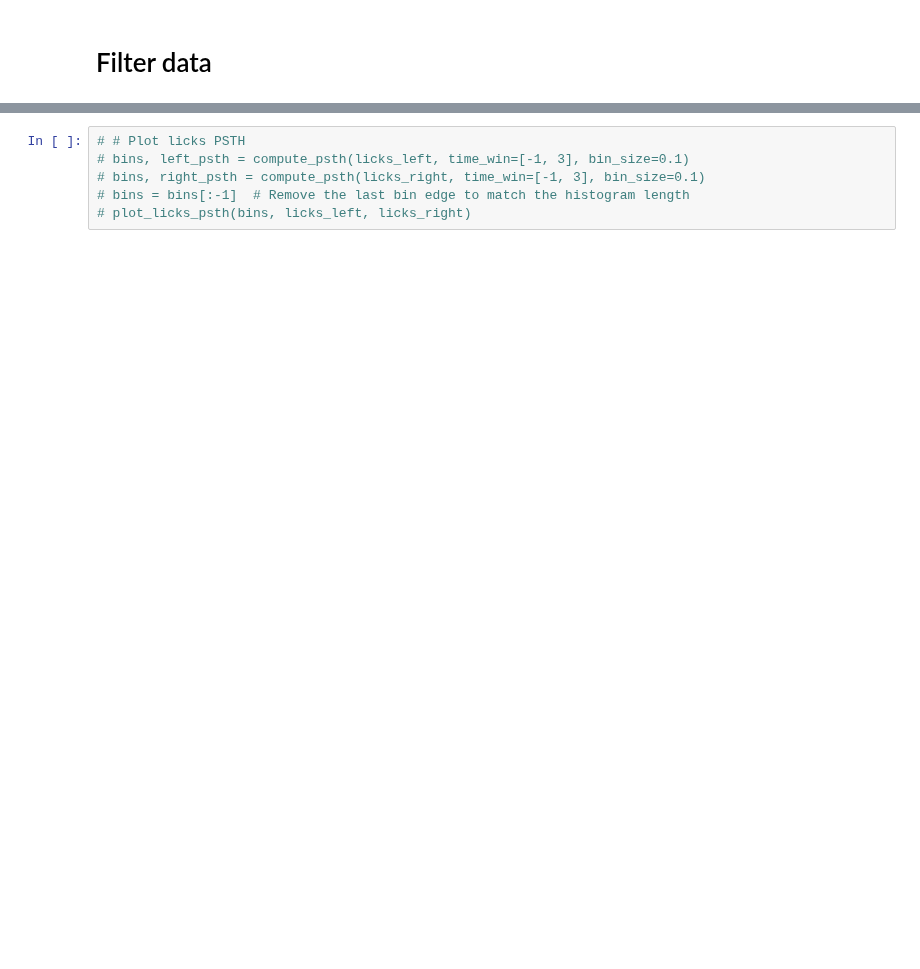
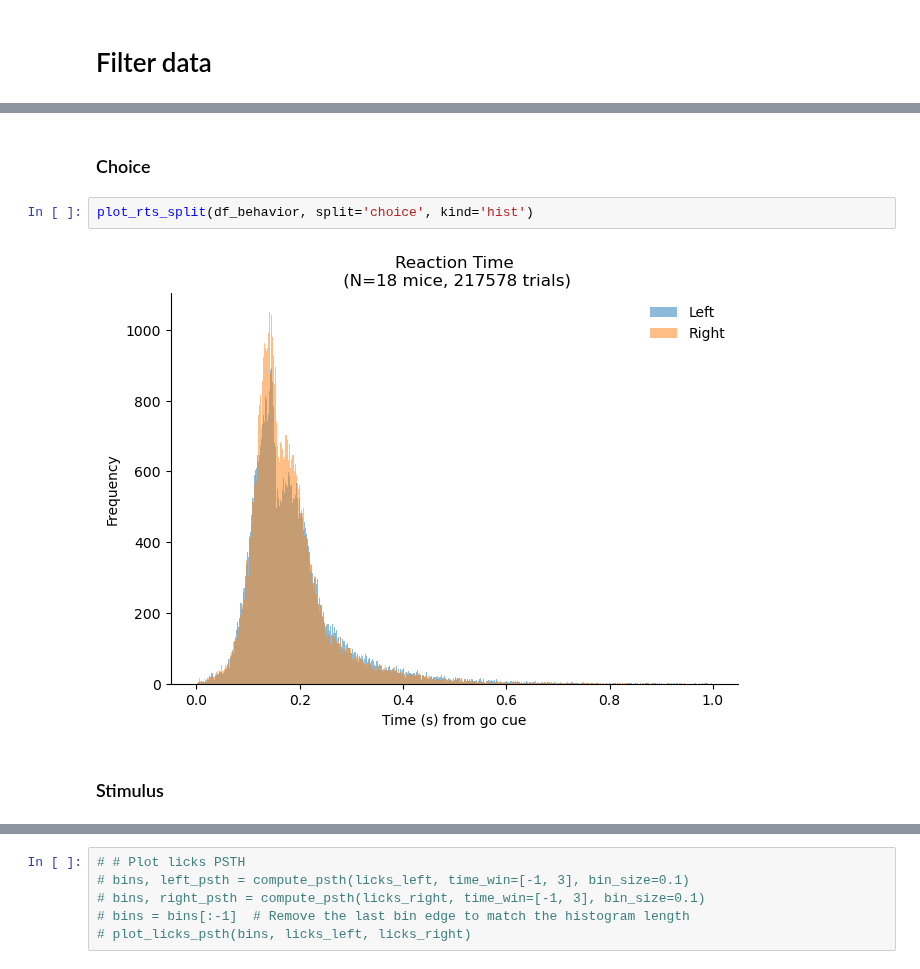
Before and after one commit to 3leni0n/PycharmProjects, a Jupyter notebook: licks/notebook.ipynb, the cells around one changed output, grey strips where cells are left out. Cells and saved outputs as stored; diff of their text form; blank space fills up the shorter version.

```diff
--- a/licks/notebook.ipynb
+++ b/licks/notebook.ipynb
@@ -38,0 +108,8 @@ plot_rts_split(df_behavior, kind='kde')
+# %% [markdown]
+### Choice
+# %%
+plot_rts_split(df_behavior, split='choice', kind='hist')
+# %% [output]
+[figure, added]
+# %% [markdown]
+### Stimulus
```
Also changed, not shown: parts of 39 cells of this notebook, 3 other files.
